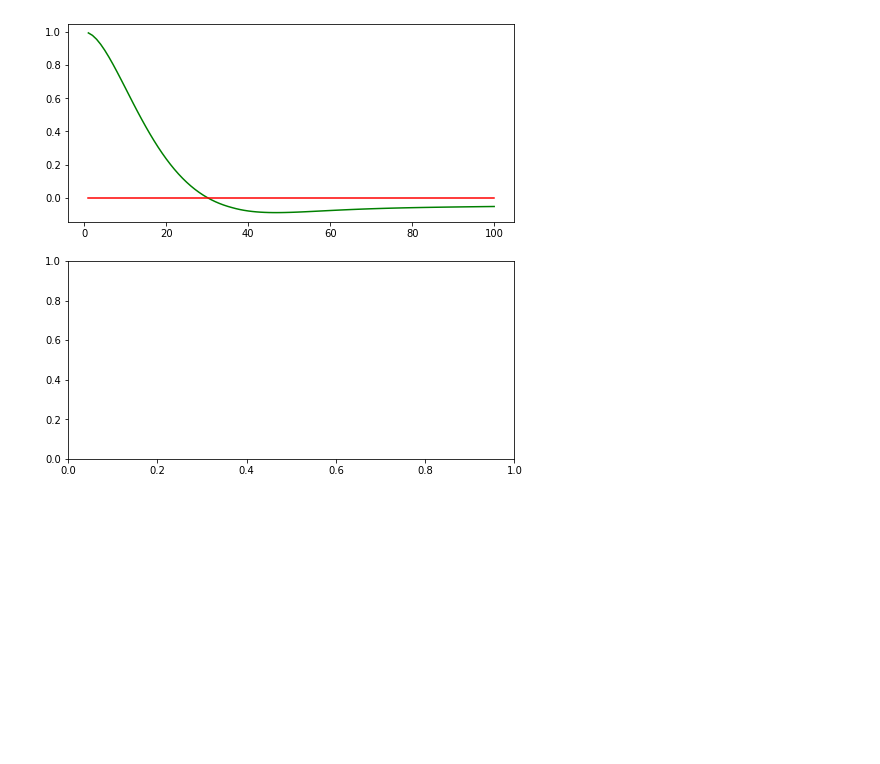
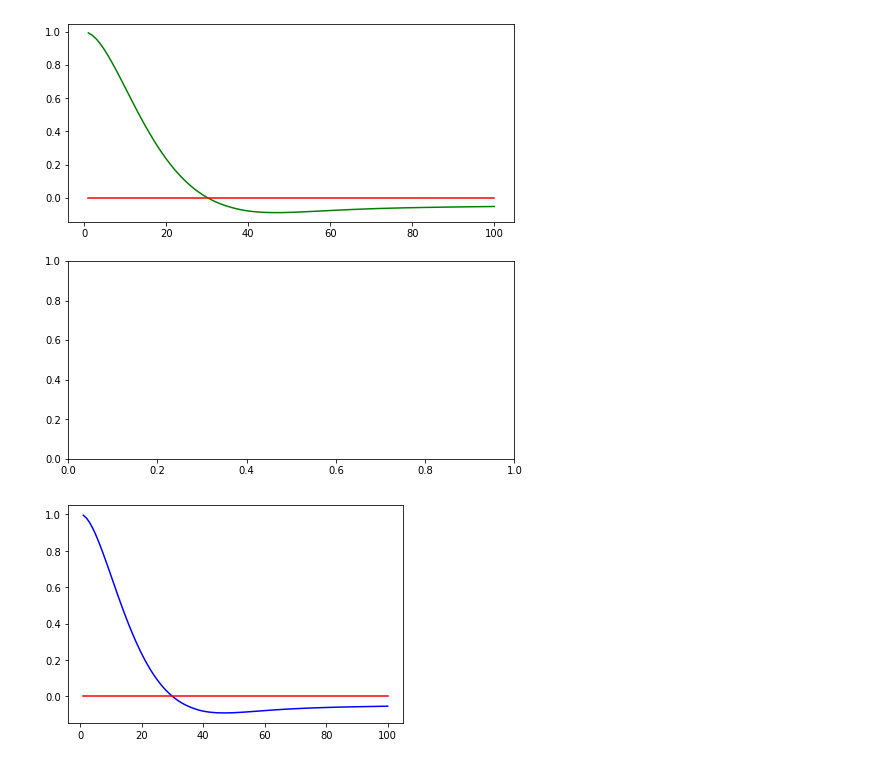
Before and after one commit to luteresa/udacity-project, a Jupyter notebook: step2/lesson12_PID_Control/ex11_PID_Controller/PID_Contrl.ipynb, the cells around one changed output. Cells and saved outputs as stored; diff of their text form; code cells hidden in the pictures; blank space fills up the shorter version.

Commit message:
review for pid controller

```diff
--- a/step2/lesson12_PID_Control/ex11_PID_Controller/PID_Contrl.ipynb
+++ b/step2/lesson12_PID_Control/ex11_PID_Controller/PID_Contrl.ipynb
@@ -133,3 +133,9 @@ ax1.plot(x_trajectory, np.zeros(n), 'r', label='reference')
 plt.savefig("PID_Contrl.png")
 # %% [output]
 [figure]
+# %%
+plt.plot(x_trajectory, y_trajectory, 'b', label='PID controller')
+plt.plot(x_trajectory, np.zeros(n), 'r', label='reference')
+plt.savefig("PID_Contrl.png")
+# %% [output]
+[figure, added]
```
Also changed, not shown: 15 other files.
